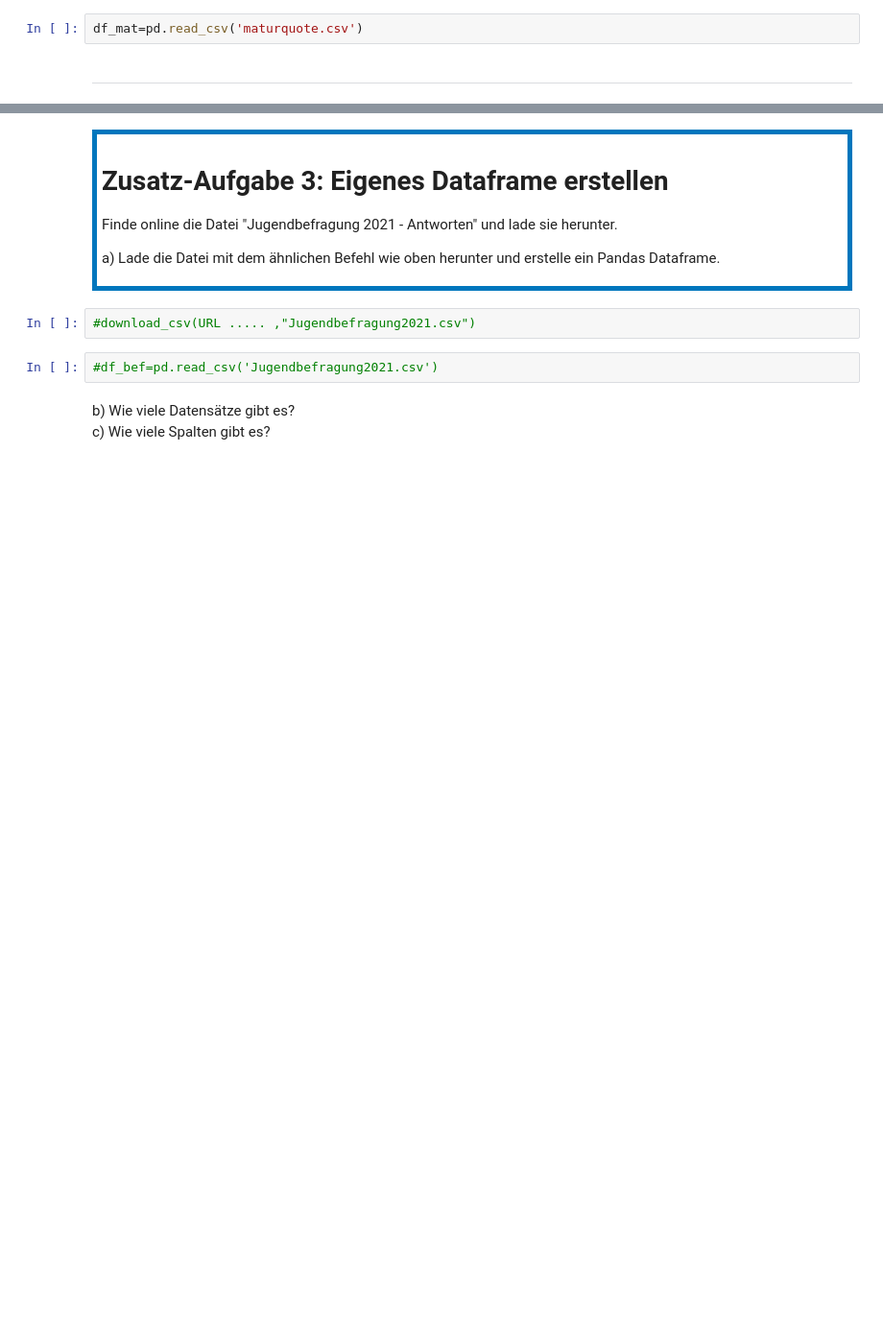
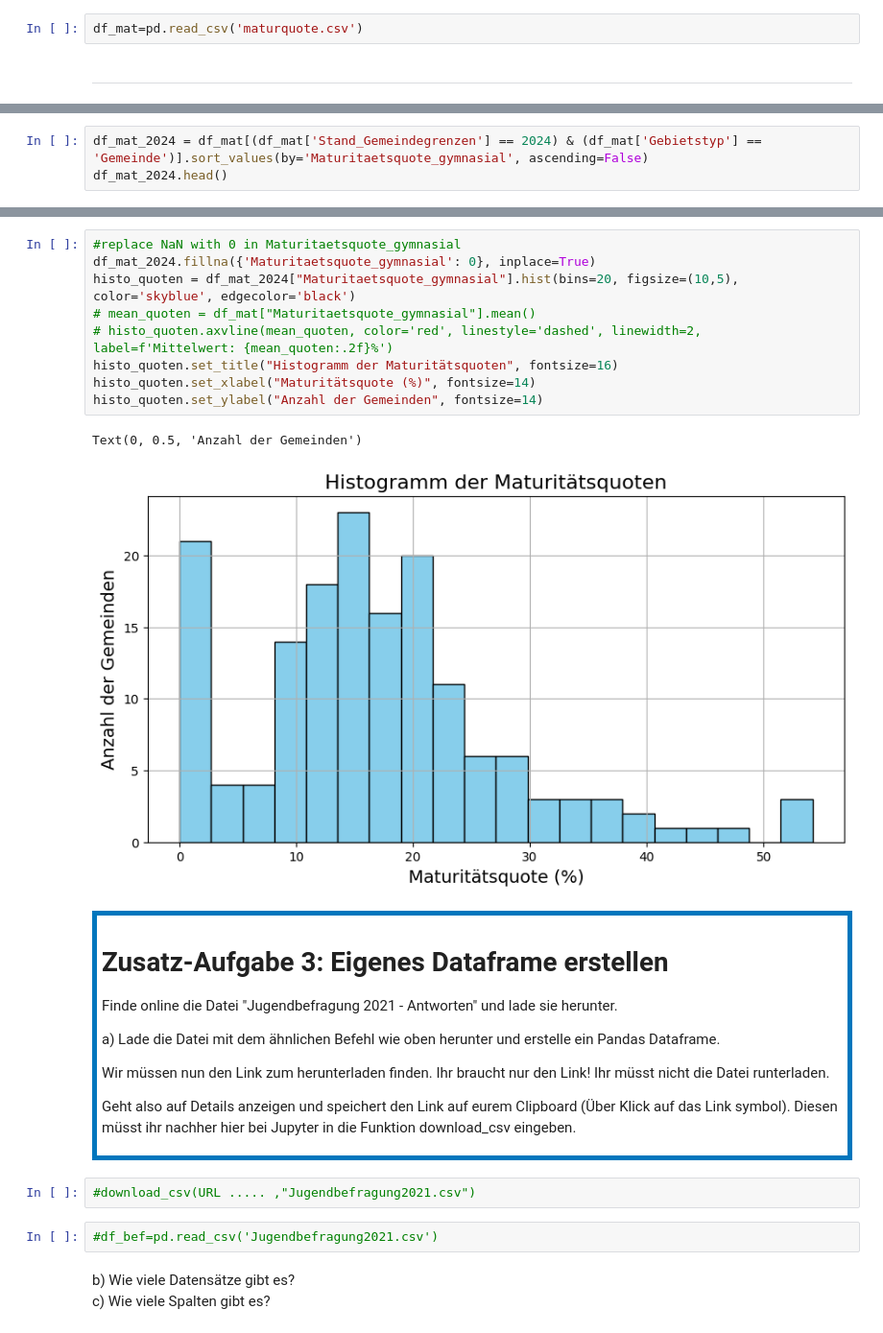
Before and after one commit to RouLee/JupyterLite, a Jupyter notebook: content/Tabellen erstellen.ipynb, the cells around one changed output, grey strips where cells are left out. Shown: that part at 96% size. Drawn from its saved outputs; the diff is of its cells as text; blank space fills up the shorter version.

```diff
--- a/content/Tabellen erstellen.ipynb
+++ b/content/Tabellen erstellen.ipynb
@@ -188,0 +242,3 @@ d. Wie viele Einträge gibt es die keinen Wert bei "Maturitaetsquote_gymnasial"
+# %%
+df_mat_2024 = df_mat[(df_mat['Stand_Gemeindegrenzen'] == 2024) & (df_mat['Gebietstyp'] == 'Gemeinde')].sort_values(by='Maturitaetsquote_gymnasial', ascending=False)
+df_mat_2024.head()
@@ -189,3 +273,15 @@ d. Wie viele Einträge gibt es die keinen Wert bei "Maturitaetsquote_gymnasial"
+# %%
+#replace NaN with 0 in Maturitaetsquote_gymnasial
+df_mat_2024.fillna({'Maturitaetsquote_gymnasial': 0}, inplace=True)
+histo_quoten = df_mat_2024["Maturitaetsquote_gymnasial"].hist(bins=20, figsize=(10,5), color='skyblue', edgecolor='black')
+# mean_quoten = df_mat["Maturitaetsquote_gymnasial"].mean()
+# histo_quoten.axvline(mean_quoten, color='red', linestyle='dashed', linewidth=2, label=f'Mittelwert: {mean_quoten:.2f}%')
+histo_quoten.set_title("Histogramm der Maturitätsquoten", fontsize=16)
+histo_quoten.set_xlabel("Maturitätsquote (%)", fontsize=14)
+histo_quoten.set_ylabel("Anzahl der Gemeinden", fontsize=14)
+# %% [output]
+Text(0, 0.5, 'Anzahl der Gemeinden')
+[figure, added]
 # %% [markdown]
 <div style="padding: 5px; border: 5px solid #0076BD;">
 
@@ -193,6 +289,10 @@ d. Wie viele Einträge gibt es die keinen Wert bei "Maturitaetsquote_gymnasial"
 Finde online die Datei "Jugendbefragung 2021 - Antworten" und lade sie herunter.
 
 a) Lade die Datei mit dem ähnlichen Befehl wie oben herunter und erstelle ein Pandas Dataframe.
+
+Wir müssen nun den Link zum herunterladen finden. Ihr braucht nur den Link! Ihr müsst nicht die Datei runterladen.
+
+Geht also auf Details anzeigen und speichert den Link auf eurem Clipboard (Über Klick auf das Link symbol). Diesen müsst ihr nachher hier bei Jupyter in die Funktion download_csv eingeben.
 # %%
 #download_csv(URL ..... ,"Jugendbefragung2021.csv")
 # %%
```
Also changed, not shown: parts of 35 cells of this notebook, 17 other files.
